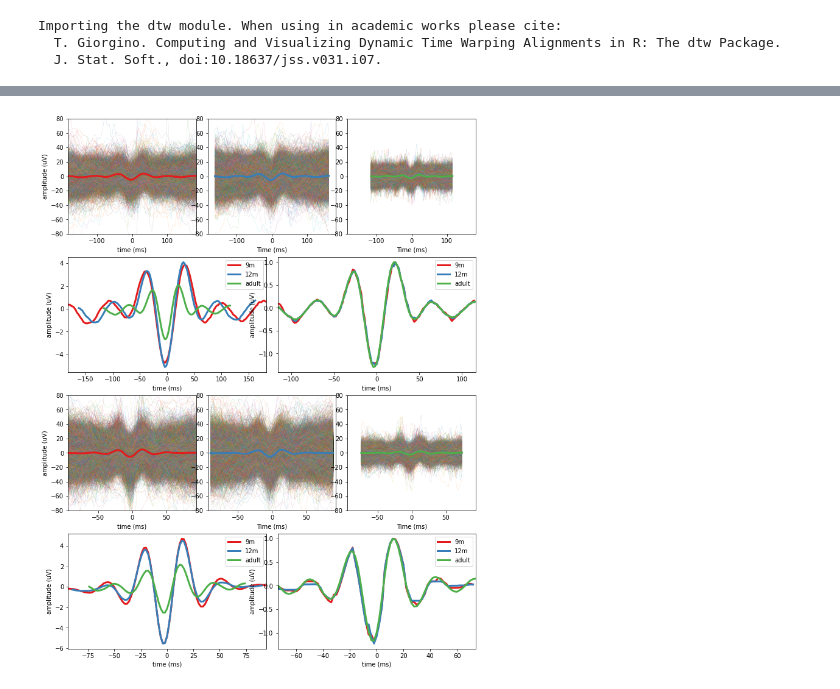
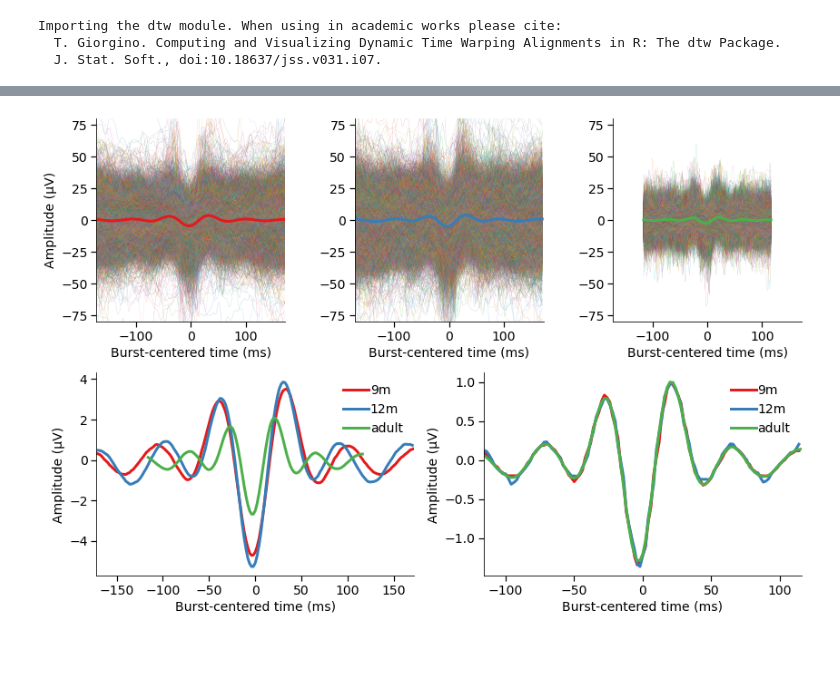
Before and after one commit to danclab/dev_beta_claw, a Jupyter notebook: plot_figure4.ipynb, the cells around one changed output, grey strips where cells are left out. Cells and saved outputs as stored; diff of their text form; code cells hidden in the pictures; blank space fills up the shorter version.

```diff
--- a/plot_figure4.ipynb
+++ b/plot_figure4.ipynb
@@ -153,8 +119,7 @@ loading sub-031
 loading sub-032
 loading sub-033
 # %%
-c_bursts_adult=load_bursts(pipeline, 'adult', 'C')
-p_bursts_adult=load_bursts(pipeline, 'adult', 'P')
+c_bursts_adult=load_bursts(pipeline, 'adult')
 # %% [output]
 loading sub-001
 loading sub-002
@@ -173,21 +138,6 @@ loading sub-019
 loading sub-020
 loading sub-021
 loading sub-022
-# %%
-idx=np.where((np.abs(c_bursts_9m['peak_amp_base']-np.median(c_bursts_9m['peak_amp_base']))<2.5*np.std(c_bursts_9m['peak_amp_base'])))[0]
-c_bursts_9m=filter_bursts(c_bursts_9m, idx)
-idx=np.where((np.abs(p_bursts_9m['peak_amp_base']-np.median(p_bursts_9m['peak_amp_base']))<2.5*np.std(p_bursts_9m['peak_amp_base'])))[0]
-p_bursts_9m=filter_bursts(p_bursts_9m, idx)
-
-idx=np.where((np.abs(c_bursts_12m['peak_amp_base']-np.median(c_bursts_12m['peak_amp_base']))<2.5*np.std(c_bursts_12m['peak_amp_base'])))[0]
-c_bursts_12m=filter_bursts(c_bursts_12m, idx)
-idx=np.where((np.abs(p_bursts_12m['peak_amp_base']-np.median(p_bursts_12m['peak_amp_base']))<2.5*np.std(p_bursts_12m['peak_amp_base'])))[0]
-p_bursts_12m=filter_bursts(p_bursts_12m, idx)
-
-idx=np.where((np.abs(c_bursts_adult['peak_amp_base']-np.median(c_bursts_adult['peak_amp_base']))<2.5*np.std(c_bursts_adult['peak_amp_base'])))[0]
-c_bursts_adult=filter_bursts(c_bursts_adult, idx)
-idx=np.where((np.abs(p_bursts_adult['peak_amp_base']-np.median(p_bursts_adult['peak_amp_base']))<2.5*np.std(p_bursts_adult['peak_amp_base'])))[0]
-p_bursts_adult=filter_bursts(p_bursts_adult, idx)
 # %%
 c_burst_times_9m=c_bursts_9m['waveform_times']
 c_burst_times_12m=c_bursts_12m['waveform_times']
@@ -235,10 +164,24 @@ print('12m P: distance={}'.format(alignment_p_12m.normalizedDistance))
 # %%
+plt.rcParams.update({
+    'font.size': 14,
+    'axes.spines.right': False,
+    'axes.spines.top': False,
+    'xtick.major.size': 6,
+    'xtick.major.width': 1.2,
+    'ytick.major.size': 6,
+    'ytick.major.width': 1.2,
+    'legend.frameon': False,
+    'legend.handletextpad': 0.1,
+    'svg.fonttype': 'none',
+    'text.usetex': False
+})
+
 nine_color=np.array([228,26,28])/255.0
 twelve_color=np.array([55,126,184])/255.0
 adult_color=np.array([77,175,74])/255.0
 
-fig = plt.figure(figsize=(12,16), facecolor="white")
-gs = fig.add_gridspec(4,len(ages)*2)
+fig = plt.figure(figsize=(12,8), facecolor="white")
+gs = fig.add_gridspec(2,len(ages)*2)
 
 ylims=[-80,80]
 ax = fig.add_subplot(gs[0, 0:2])
@@ -246,83 +189,50 @@ ax.plot(c_burst_times_9m, c_bursts_9m['waveform'].T, lw=0.2, alpha=0.5,rasterize
 ax.plot(c_burst_times_9m, np.percentile(c_bursts_9m['waveform'], 50, axis=0), lw=3, alpha=1, c=nine_color)
 ax.set_ylim(ylims)
 ax.set_xlim([c_burst_times_9m[0], c_burst_times_9m[-1]])
-ax.set_xlabel('time (ms)')
-ax.set_ylabel('amplitude (uV)')
+ax.set_xlabel('Burst-centered time (ms)')
+ax.set_ylabel('Amplitude (µV)')
+ax.spines[['top','right']].set_visible(False)
 
 ax = fig.add_subplot(gs[0, 2:4])
 ax.plot(c_burst_times_12m, c_bursts_12m['waveform'].T, lw=0.2, alpha=0.5,rasterized=True)
 ax.plot(c_burst_times_12m, np.percentile(c_bursts_12m['waveform'], 50, axis=0), lw=3, alpha=1, c=twelve_color)
 ax.set_ylim(ylims)
 ax.set_xlim([c_burst_times_9m[0], c_burst_times_9m[-1]])
-ax.set_xlabel('Time (ms)')
+ax.set_xlabel('Burst-centered time (ms)')
+ax.spines[['top','right']].set_visible(False)
 
 ax = fig.add_subplot(gs[0, 4:6])
 ax.plot(c_burst_times_adult, c_bursts_adult['waveform'].T, lw=0.2, alpha=0.5,rasterized=True)
 ax.plot(c_burst_times_adult, np.percentile(c_bursts_adult['waveform'], 50, axis=0), lw=3, alpha=1, c=adult_color)
 ax.set_ylim(ylims)
 ax.set_xlim([c_burst_times_9m[0], c_burst_times_9m[-1]])
-ax.set_xlabel('Time (ms)')
+ax.set_xlabel('Burst-centered time (ms)')
+ax.spines[['top','right']].set_visible(False)
 
 ax = fig.add_subplot(gs[1, 0:3])
 ax.plot(c_burst_times_9m, med_c_9m, lw=3, alpha=1, label='9m', color=nine_color)
 ax.plot(c_burst_times_12m, med_c_12m, lw=3, alpha=1, label='12m', color=twelve_color)
 ax.plot(c_burst_times_adult, med_c_adult, lw=3, alpha=1, label='adult', color=adult_color)
 ax.set_xlim([c_burst_times_9m[0], c_burst_times_9m[-1]])
-ax.set_xlabel('time (ms)')
-ax.set_ylabel('amplitude (uV)')
+ax.set_xlabel('Burst-centered time (ms)')
+ax.set_ylabel('Amplitude (µV)')
+ax.spines[['top','right']].set_visible(False)
 ax.legend()
 
 ax = fig.add_subplot(gs[1, 3:6])
 ax.plot(c_burst_times_adult[:-1], norm_c_9m[aligned_c_9m_idx], lw=3, alpha=1, label='9m', color=nine_color)
 ax.plot(c_burst_times_adult[:-1], norm_c_12m[aligned_c_12m_idx], lw=3, alpha=1, label='12m', color=twelve_color)
 ax.plot(c_burst_times_adult, norm_c_adult, lw=3, alpha=1, label='adult', color=adult_color)
 ax.set_xlim([c_burst_times_adult[0], c_burst_times_adult[-1]])
-ax.set_xlabel('time (ms)')
-ax.set_ylabel('amplitude (uV)')
+ax.set_xlabel('Burst-centered time (ms)')
+ax.set_ylabel('Amplitude (µV)')
+ax.spines[['top','right']].set_visible(False)
 ax.legend()
 
-ax = fig.add_subplot(gs[2, 0:2])
-ax.plot(p_burst_times_9m, p_bursts_9m['waveform'].T, lw=0.2, alpha=0.5,rasterized=True)
-ax.plot(p_burst_times_9m, np.percentile(p_bursts_9m['waveform'], 50, axis=0), lw=3, alpha=1, c=nine_color)
-ax.set_ylim(ylims)
-ax.set_xlim([p_burst_times_9m[0], p_burst_times_9m[-1]])
-ax.set_xlabel('time (ms)')
-ax.set_ylabel('amplitude (uV)')
-
-ax = fig.add_subplot(gs[2, 2:4])
-ax.plot(p_burst_times_12m, p_bursts_12m['waveform'].T, lw=0.2, alpha=0.5,rasterized=True)
-ax.plot(p_burst_times_12m, np.percentile(p_bursts_12m['waveform'], 50, axis=0), lw=3, alpha=1, c=twelve_color)
-ax.set_ylim(ylims)
-ax.set_xlim([p_burst_times_9m[0], p_burst_times_9m[-1]])
-ax.set_xlabel('Time (ms)')
-
-ax = fig.add_subplot(gs[2, 4:6])
-ax.plot(p_burst_times_adult, p_bursts_adult['waveform'].T, lw=0.2, alpha=0.5,rasterized=True)
-ax.plot(p_burst_times_adult, np.percentile(p_bursts_adult['waveform'], 50, axis=0), lw=3, alpha=1, c=adult_color)
-ax.set_ylim(ylims)
-ax.set_xlim([p_burst_times_9m[0], p_burst_times_9m[-1]])
-ax.set_xlabel('Time (ms)')
-
-ax = fig.add_subplot(gs[3, 0:3])
-ax.plot(p_burst_times_9m, med_p_9m, lw=3, alpha=1, label='9m', color=nine_color)
-ax.plot(p_burst_times_12m, med_p_12m, lw=3, alpha=1, label='12m', color=twelve_color)
-ax.plot(p_burst_times_adult, med_p_adult, lw=3, alpha=1, label='adult', color=adult_color)
-ax.set_xlim([p_burst_times_9m[0], p_burst_times_9m[-1]])
-ax.set_xlabel('time (ms)')
-ax.set_ylabel('amplitude (uV)')
-ax.legend()
-
-ax = fig.add_subplot(gs[3, 3:6])
-ax.plot(p_burst_times_adult[:-1], norm_p_9m[aligned_p_9m_idx], lw=3, alpha=1, label='9m', color=nine_color)
-ax.plot(p_burst_times_adult[:-1], norm_p_12m[aligned_p_12m_idx], lw=3, alpha=1, label='12m', color=twelve_color)
-ax.plot(p_burst_times_adult, norm_p_adult, lw=3, alpha=1, label='adult', color=adult_color)
-ax.set_xlim([p_burst_times_adult[0], p_burst_times_adult[-1]])
-ax.set_xlabel('time (ms)')
-ax.set_ylabel('amplitude (uV)')
-ax.legend()
+plt.tight_layout()
 fig.savefig('/home/bonaiuto/dev_beta_umd/output/figures/figure4.svg')
 fig.savefig('/home/bonaiuto/dev_beta_umd/output/figures/figure4.png')
 # %% [output]
-[figure, old version]
+[figure, new version]
 # %%
 plt.rcParams.update({
```
Also changed, not shown: parts of 8 cells of this notebook, 3 other files.
